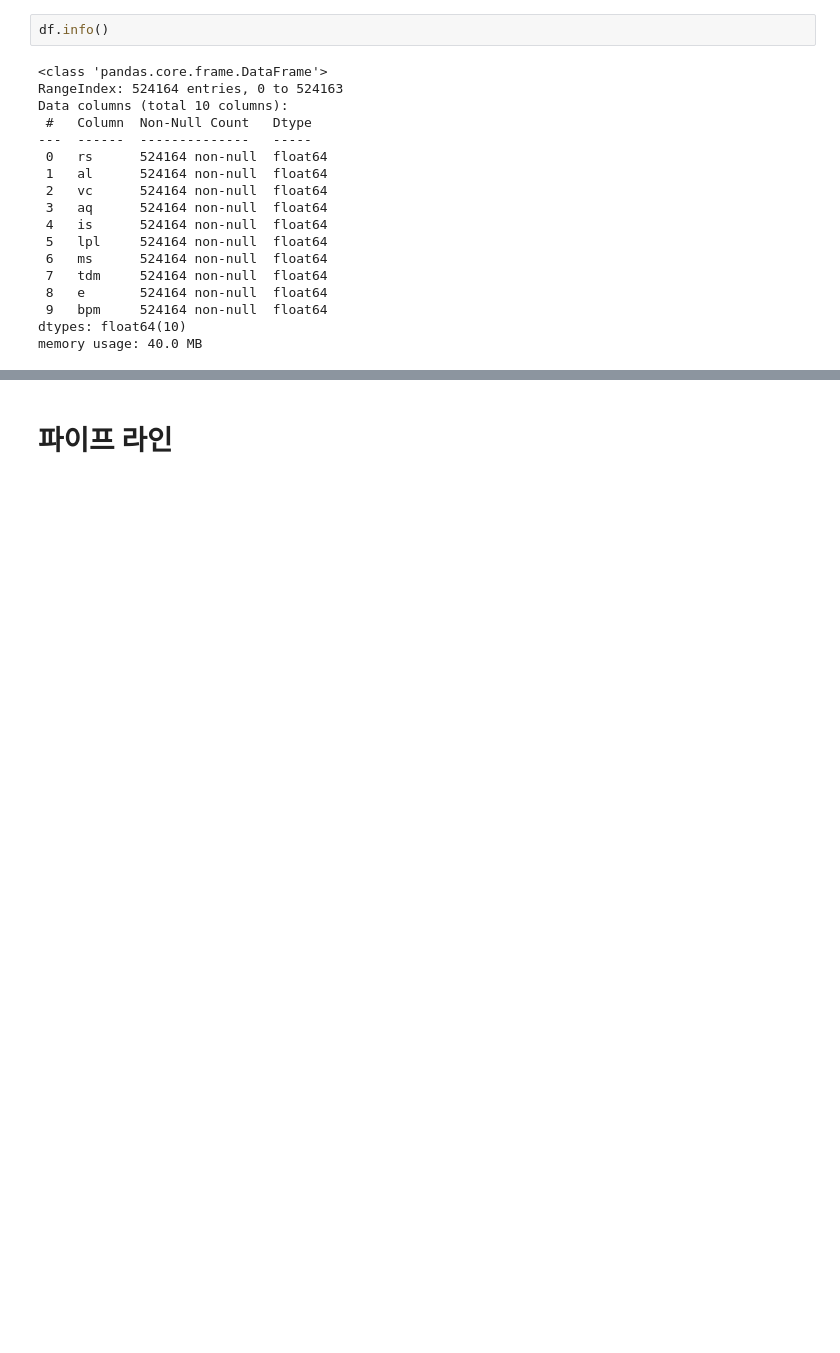
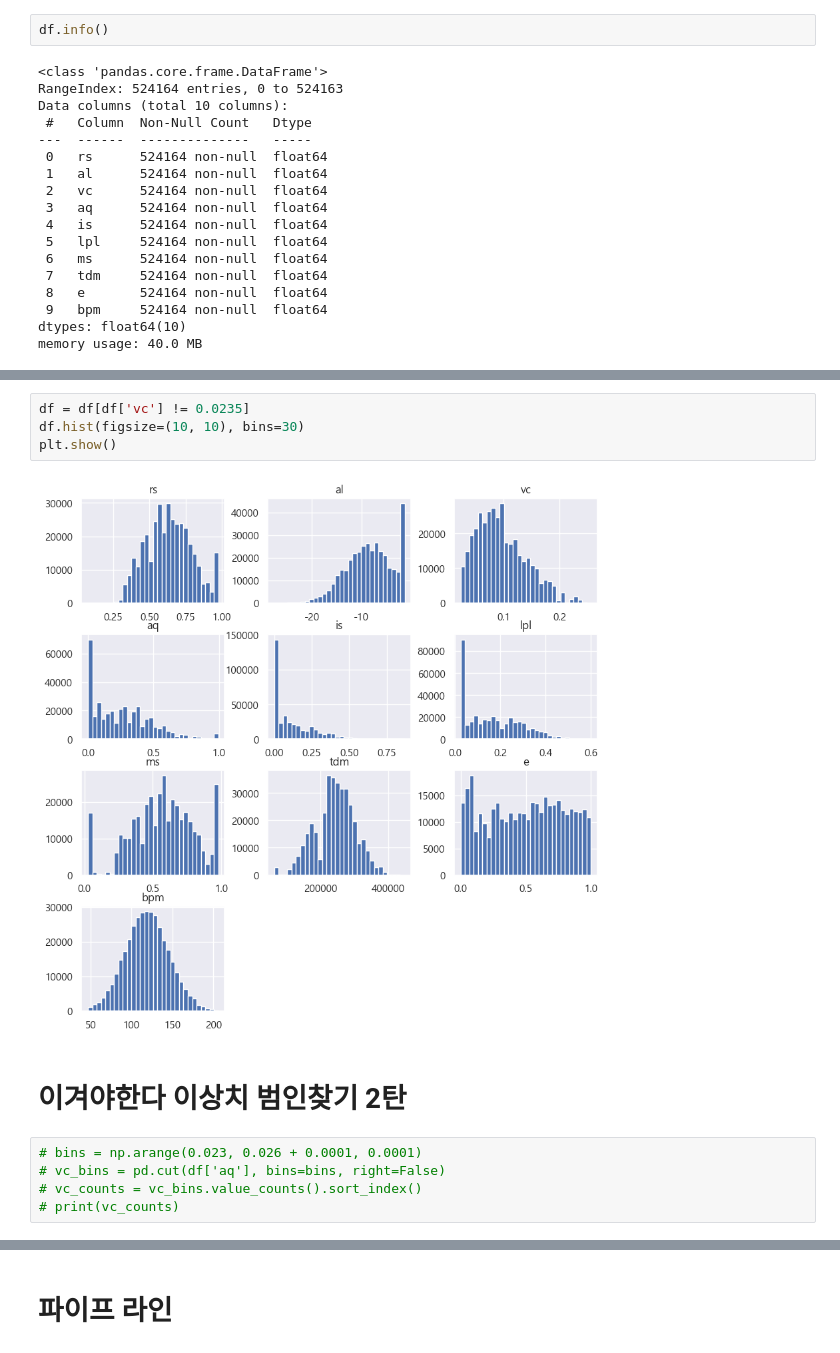
Before and after one commit to Cathesth/bpm-prediction, a Jupyter notebook: jupyter/PRJ-JH.ipynb, the cells around one changed output, grey strips where cells are left out. Drawn from its saved outputs; the diff is of its cells as text; blank space fills up the shorter version.

```diff
--- a/jupyter/PRJ-JH.ipynb
+++ b/jupyter/PRJ-JH.ipynb
@@ -107,0 +212,13 @@ plt.show()
+# %%
+df = df[df['vc'] != 0.0235]
+df.hist(figsize=(10, 10), bins=30)
+plt.show()
+# %% [output]
+[figure, added]
+# %% [markdown]
+# 이겨야한다 이상치 범인찾기 2탄
+# %%
+# bins = np.arange(0.023, 0.026 + 0.0001, 0.0001)
+# vc_bins = pd.cut(df['aq'], bins=bins, right=False)
+# vc_counts = vc_bins.value_counts().sort_index()
+# print(vc_counts)
```
Also changed, not shown: parts of 33 cells of this notebook, 4 other files.
